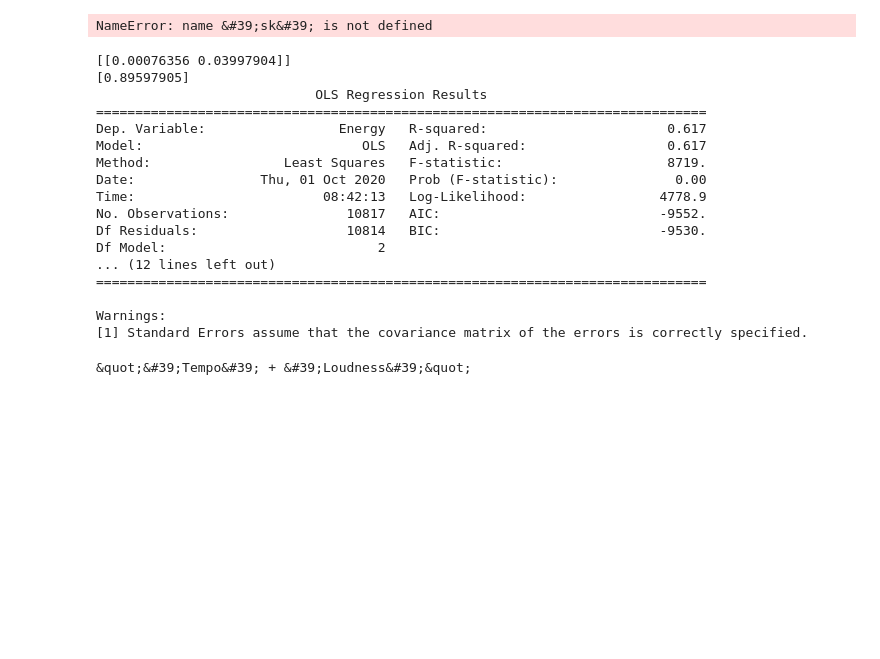
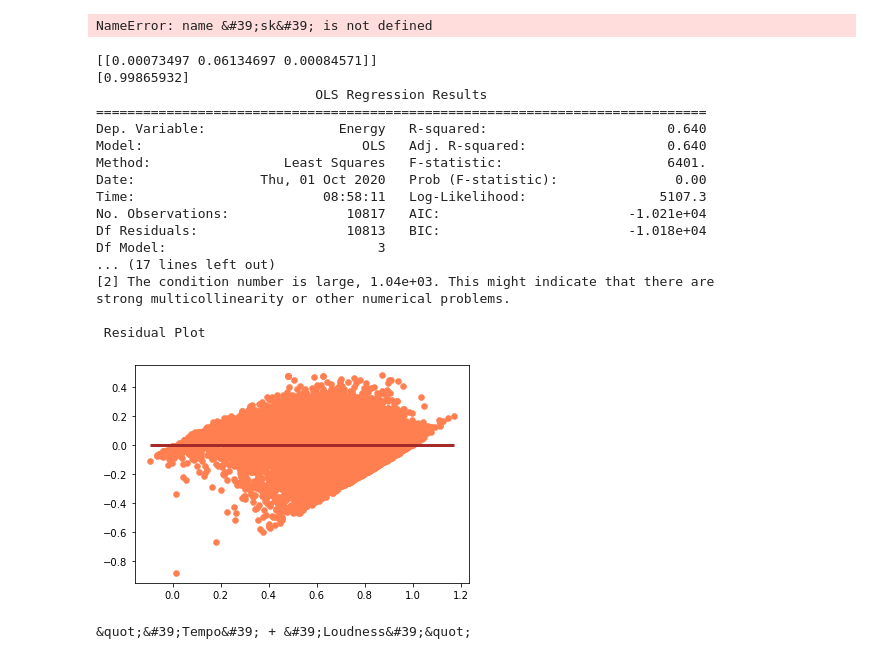
Before and after one commit to heesung80/Group_project_1, a Jupyter notebook: group_project/code_submissions/kathryn_presentation_full.ipynb, the cells around one changed output. Saved outputs shown, nothing was run; the diff lists cells and outputs as text; code cells hidden in the pictures; blank space fills up the shorter version.

Commit message:
regression chart update

```diff
--- a/group_project/code_submissions/kathryn_presentation_full.ipynb
+++ b/group_project/code_submissions/kathryn_presentation_full.ipynb
@@ -474,31 +474,33 @@ def regress(*args):
     ols_result = ols.fit()
     print(ols_result.summary())
 
-#Plot the Residuals
-#predictions = model.predict(x)
-#plt.scatter(predictions, predictions - y)
-#plt.hlines(y=0, xmin=predictions.min(), xmax=predictions.max())
-#plt.show()
+    #Plot the Residuals
+    print("\n Residual Plot")
+    predictions = model.predict(x)
+    plt.scatter(predictions, predictions - y, color='coral',linewidths=0.5)
+    plt.hlines(y=0, xmin=predictions.min(), xmax=predictions.max(), color='brown', linewidth=3)
+    plt.show()
 # %%
-regress(cleansed_df,"Energy","Tempo","Loudness")
+regress(cleansed_df,"Energy","Tempo","Loudness", "Loudness_sq")
 # %% [output]
-[[0.00076356 0.03997904]]
-[0.89597905]
+[[0.00073497 0.06134697 0.00084571]]
+[0.99865932]
                             OLS Regression Results
 ==============================================================================
-Dep. Variable:                 Energy   R-squared:                       0.617
-Model:                            OLS   Adj. R-squared:                  0.617
-Method:                 Least Squares   F-statistic:                     8719.
+Dep. Variable:                 Energy   R-squared:                       0.640
+Model:                            OLS   Adj. R-squared:                  0.640
+Method:                 Least Squares   F-statistic:                     6401.
 Date:                Thu, 01 Oct 2020   Prob (F-statistic):               0.00
-Time:                        08:42:13   Log-Likelihood:                 4778.9
-No. Observations:               10817   AIC:                            -9552.
-Df Residuals:                   10814   BIC:                            -9530.
-Df Model:                           2
-... (12 lines left out)
-==============================================================================
+Time:                        08:58:11   Log-Likelihood:                 5107.3
+No. Observations:               10817   AIC:                        -1.021e+04
+Df Residuals:                   10813   BIC:                        -1.018e+04
+Df Model:                           3
+... (17 lines left out)
+[2] The condition number is large, 1.04e+03. This might indicate that there are
+strong multicollinearity or other numerical problems.
 
-Warnings:
-[1] Standard Errors assume that the covariance matrix of the errors is correctly specified.
+ Residual Plot
+[figure, added]
 # %%
     list=[]
     for item in xvars:
```
